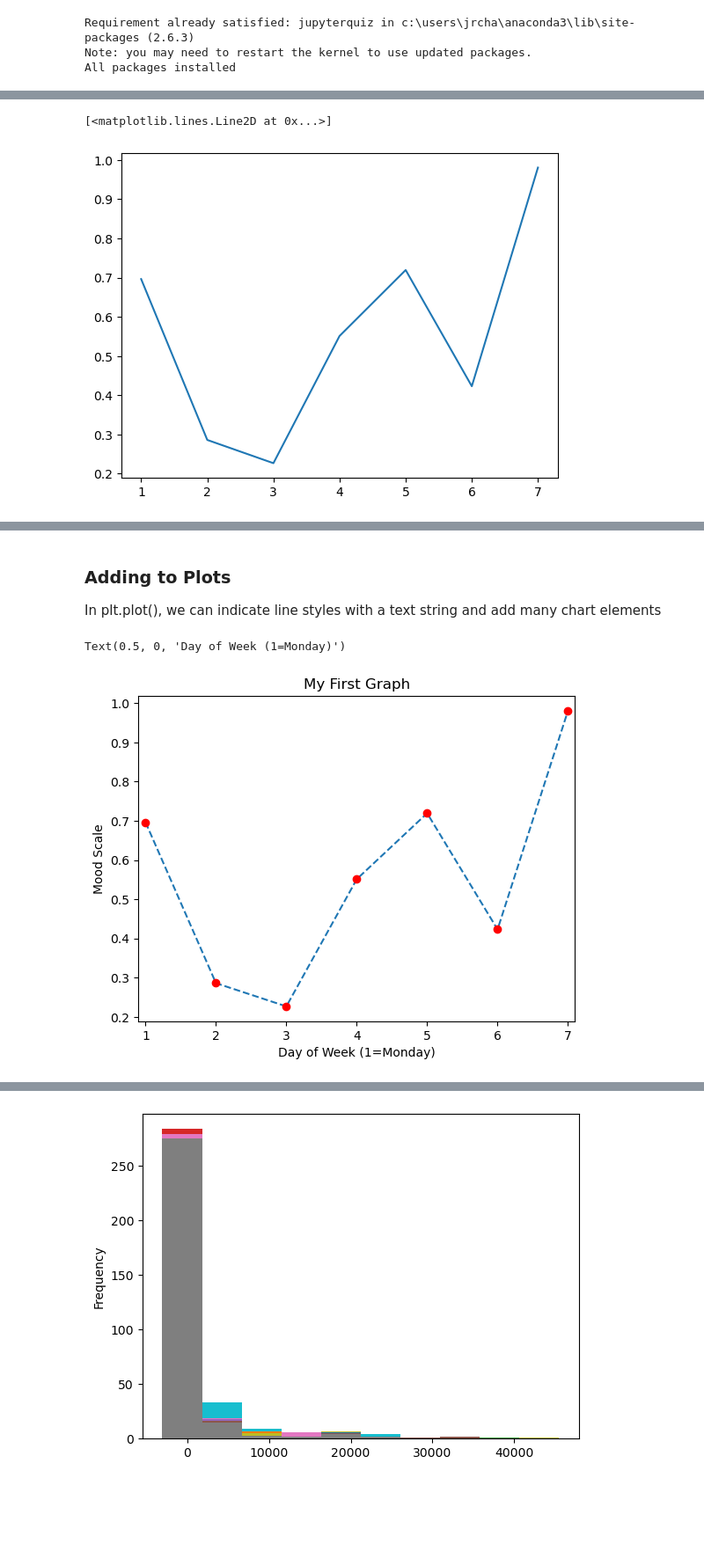
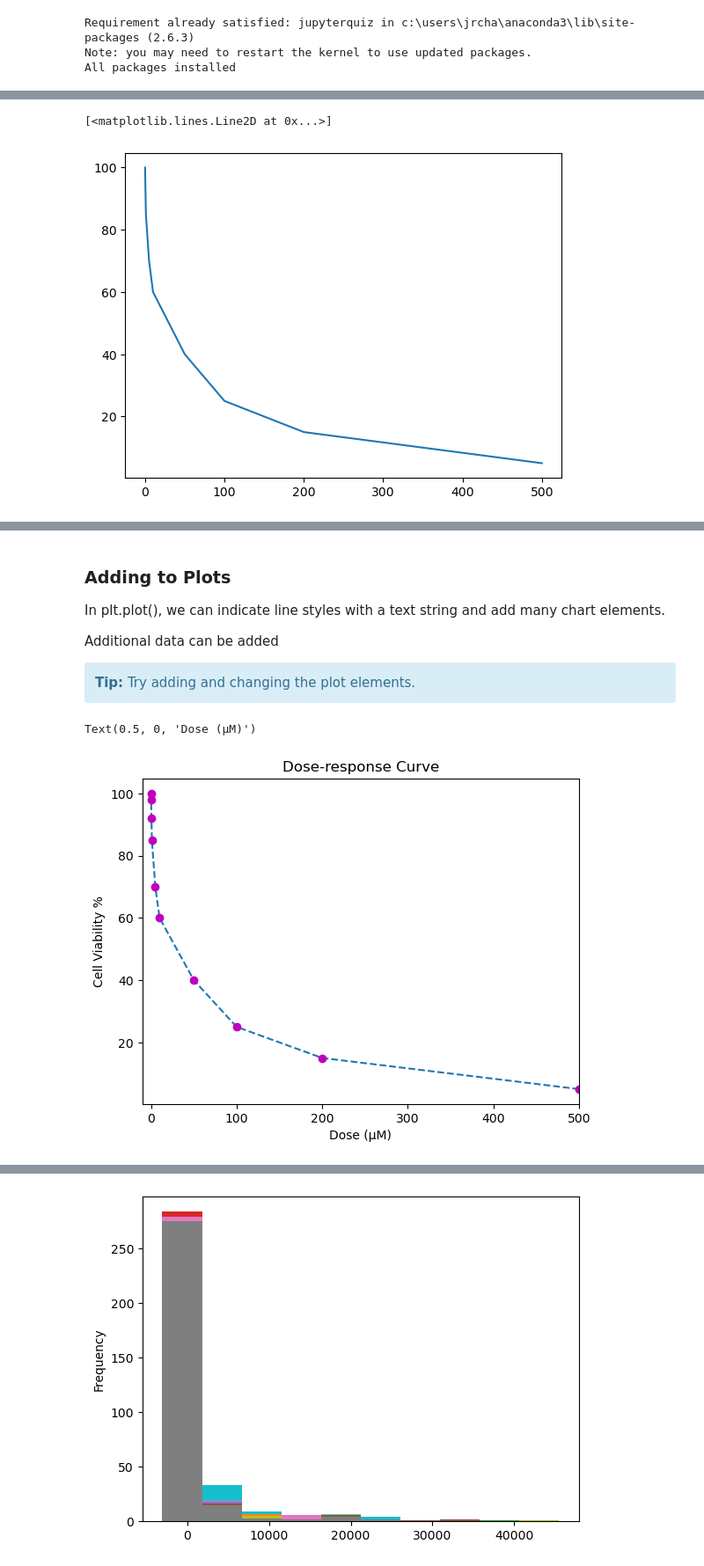
Before and after one commit to drchase55/NNU_nih_python_jrc, a Jupyter notebook: Module_2/Submodule_2_Tutorial3_VisualizingData.ipynb, the cells around one changed output, grey strips where cells are left out. Shown at 88% size. Saved outputs shown, nothing was run; the diff lists cells and outputs as text; code cells hidden in the pictures; blank space fills up the shorter version.

```diff
--- a/Module_2/Submodule_2_Tutorial3_VisualizingData.ipynb
+++ b/Module_2/Submodule_2_Tutorial3_VisualizingData.ipynb
@@ -39,16 +49,19 @@ With Pyplot, we establish a figure, then annotate it and/or add all the necessar
 # %%
 # Basic plotting
 import numpy as np
-np.random.seed(123)
-x = np.arange(1,8)
-y = np.random.rand(7)
+x=np.array((0, 0.1, 0.5, 1, 5, 10, 50, 100, 200, 500))
+y=np.array((100, 98, 92, 85, 70, 60, 40, 25, 15, 5))
 plt.plot(x,y)
 
 # Change the points to red circles
 #plt.plot(x,y,"ro")
+
+#Add a 2nd dose-response curve
+#drug2=np.array((100, 99, 97, 94, 90, 85, 80, 75, 70, 65))
+#plt.plot(x,drug2)
 # %% [output]
 [<matplotlib.lines.Line2D at 0x...>]
-[figure, old version]
+[figure, new version]
 # %% [markdown]
 ## Matplotlib Object Hierarchy
 It might help you to have a mental map of how matplotlib organizes information to make the plot. Most of this is built into the pyplot module.
@@ -62,19 +75,23 @@ Below that are individual lines, grids, legends and text boxes, ticks and labels
 This gives us a fine granularity and level of control over the plot
 # %% [markdown]
 ### Adding to Plots
-In plt.plot(), we can indicate line styles with a text string and add many chart elements
+In plt.plot(), we can indicate line styles with a text string and add many chart elements.
+
+Additional data can be added
+
+<div class="alert alert-block alert-info"> <b>Tip:</b> Try adding and changing the plot elements</a>. </div>
 # %%
 # axes look funny, change range?
 fig = plt.figure()             #Create a figure, to which all parts need to be added
-plt.title("My First Graph")    #Plot title
-plt.xlim(0.9,7.1)                  #x axis range
+plt.title("Dose-response Curve")    #Plot title
+plt.xlim(-10, 500)                  #x axis range
 plt.plot(x,y,"--")             #line style
-plt.plot(x,y,"ro")             #point style and color
-plt.ylabel("Mood Scale")       #Y axis label
-plt.xlabel("Day of Week (1=Monday)") #X-axis label
+plt.plot(x,y,"mo")             #point style and color
+plt.ylabel("Cell Viability %")       #Y axis label
+plt.xlabel("Dose (µM)") #X-axis label
 # %% [output]
-Text(0.5, 0, 'Day of Week (1=Monday)')
+Text(0.5, 0, 'Dose (µM)')
-[figure, old version]
+[figure, new version]
 # %% [markdown]
 There are many built-in marker options (far more than this short list)
 <table>
```
Also changed, not shown: parts of 62 cells of this notebook, 13 other files.
